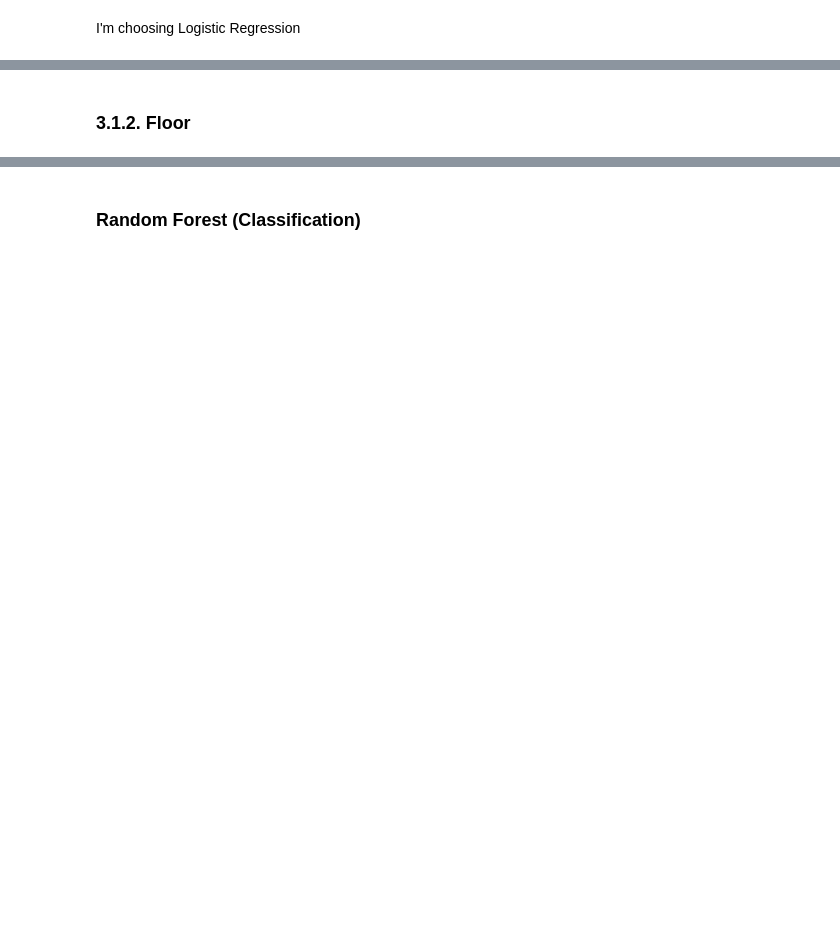
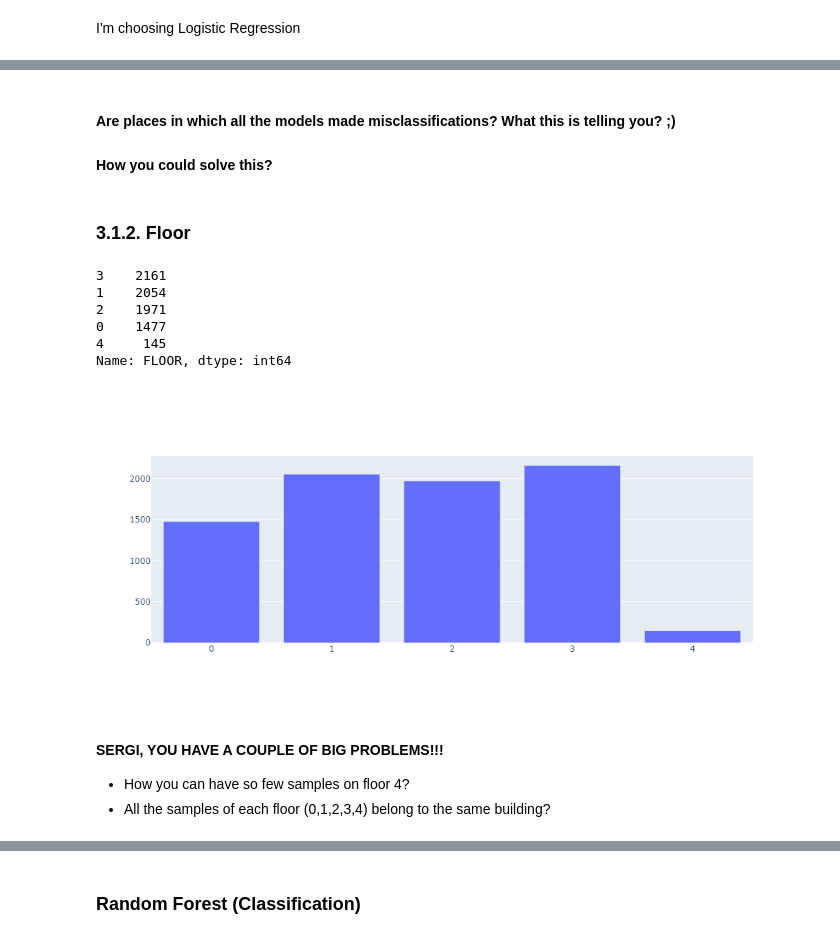
Before and after one commit to SGInim/Wifi-Positioning, a Jupyter notebook: Scripts/Wifi(merged)_Predictions.ipynb, the cells around one changed output, grey strips where cells are left out. Drawn from its saved outputs; the diff is of its cells as text; code cells hidden in the pictures; blank space fills up the shorter version.

```diff
--- a/Scripts/Wifi(merged)_Predictions.ipynb
+++ b/Scripts/Wifi(merged)_Predictions.ipynb
@@ -272,2 +537,29 @@ I'm choosing Logistic Regression
+# %% [markdown]
+#### Are places in which all the models made misclassifications? What this is telling you? ;)
+#### How you could solve this?
 # %% [markdown]
 ### <a class="anchor" id="Floor"> 3.1.2. Floor </a>
+# %%
+y_train['FLOOR'].value_counts()
+# %% [output]
+3    2161
+1    2054
+2    1971
+0    1477
+4     145
+Name: FLOOR, dtype: int64
+# %%
+import plotly.graph_objs as go
+
+fig = go.Figure(data=[
+    go.Bar(name='kNN', x=y_train['FLOOR'].value_counts().sort_index().index,
+           y=y_train['FLOOR'].value_counts().sort_index().values)])
+## Change the bar mode
+
+fig.show()
+# %% [output]
+[figure, added]
+# %% [markdown]
+#### SERGI, YOU HAVE A COUPLE OF BIG PROBLEMS!!!
+* How you can have so few samples on floor 4?
+* All the samples of each floor (0,1,2,3,4) belong to the same building?
```
Also changed, not shown: parts of 36 cells of this notebook, 1 other file.
